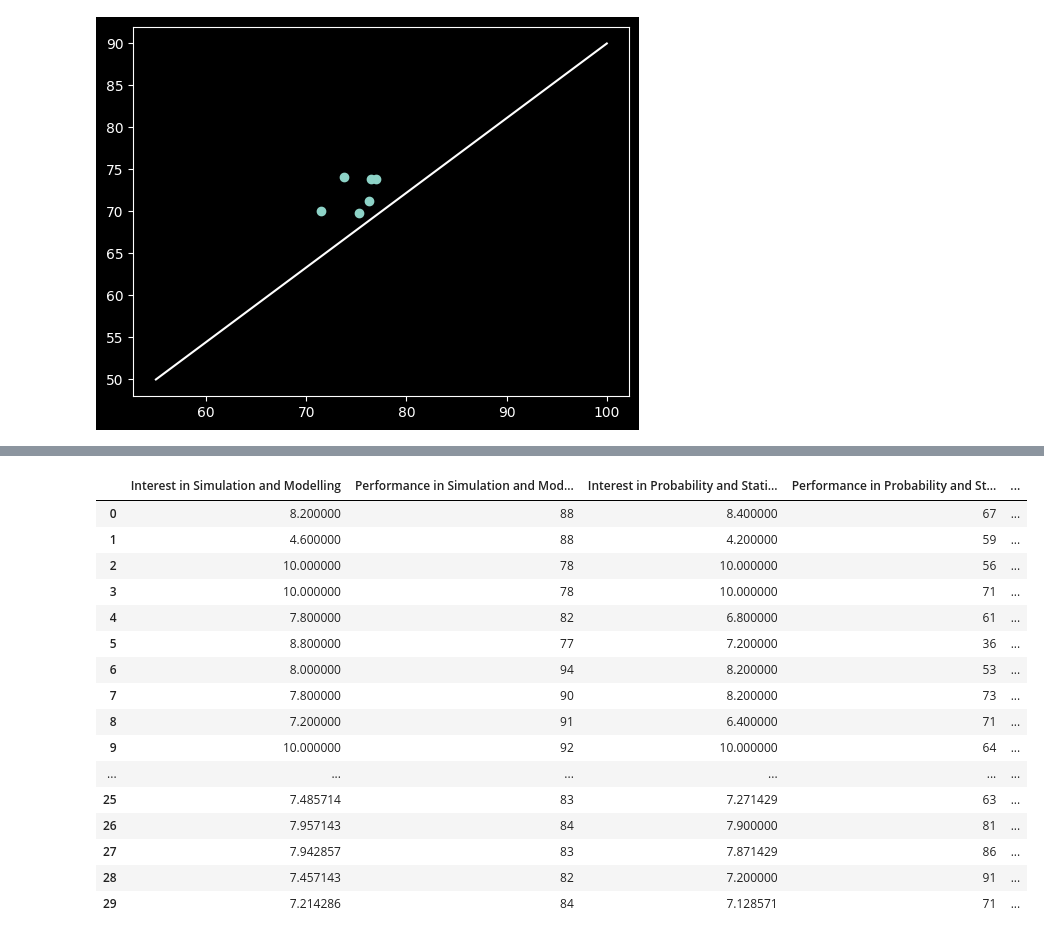
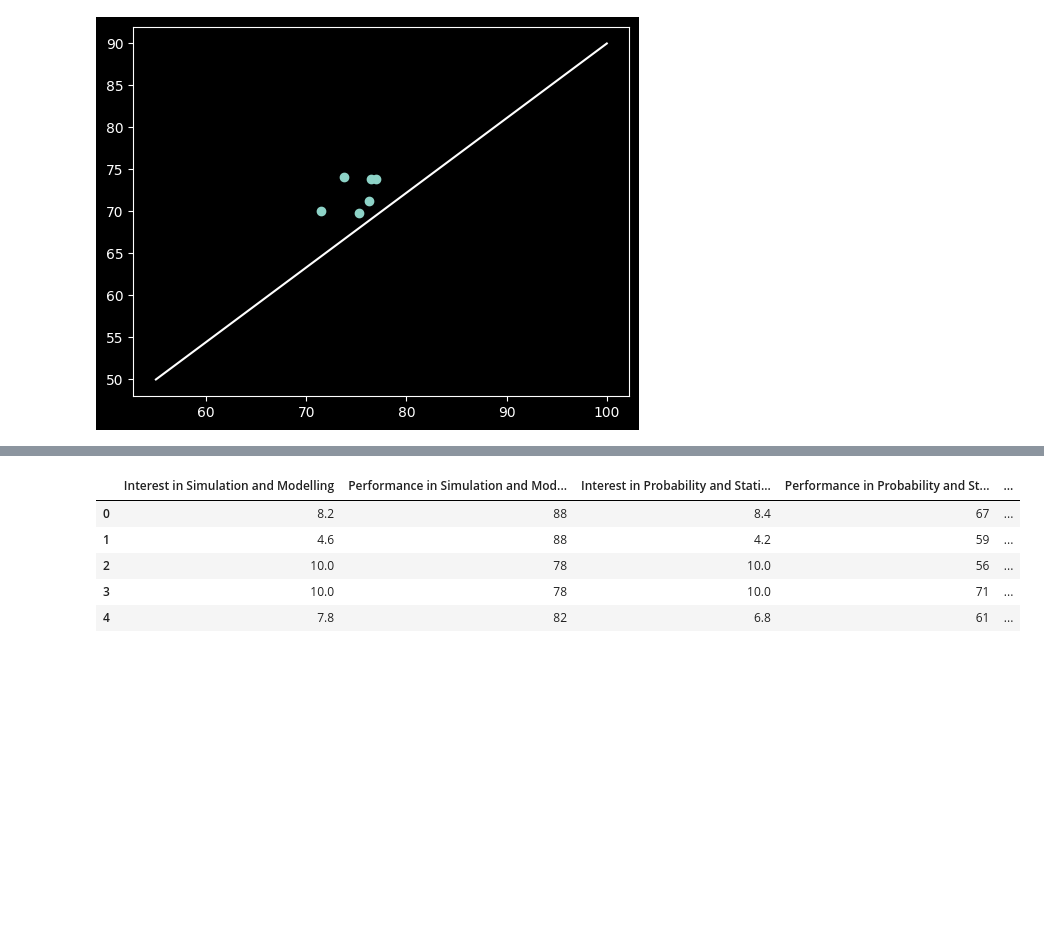
Before and after one commit to RafaelAngeloChristianto/Student-Performance-Prediction-And-Recommender, a Jupyter notebook: main.ipynb, the cells around one changed output, grey strips where cells are left out. Saved outputs shown, nothing was run; the diff lists cells and outputs as text; code cells hidden in the pictures; blank space fills up the shorter version.

```diff
--- a/main.ipynb
+++ b/main.ipynb
@@ -307,0 +420,10 @@ Mean Squared Error: 12.252446005396578
+# %%
+from sklearn.model_selection import GridSearchCV
+param_grid = [{
+    "n_estimators": [7, 10, 13, 15],
+    "max_depth": [5, 10, 15],
+    "min_samples_split": [7, 10, 13, 15]
+}]
+# %%
+model_cv = GridSearchCV(model, param_grid, cv=3, scoring="accuracy")
+model_cv.fit(x_train, y_train)
@@ -307,0 +457,5 @@ Mean Squared Error: 12.252446005396578
+# %%
+from sklearn.ensemble import RandomForestRegressor
+model = RandomForestRegressor(max_depth=5, min_samples_split=7, n_estimators=7, random_state=42)
+# %%
+model.fit(x_train, y_train)
@@ -316,39 +486,28 @@ df["Predicted Overall Performance"] = model.predict(x)
 # %%
 column_order = [
     "Interest in Simulation and Modelling",
     "Performance in Simulation and Modelling",
     "Interest in Probability and Statistics",
     "Performance in Probability and Statistics",
     "Interest in Data Analysis",
     "Performance in Data Analysis",
     "Interest in Statistical Computing",
     "Performance in Statistical Computing",
     "Predicted Overall Performance",
     "Interest_SM",
     "Perf_SM",
     "Interest_PS",
     "Perf_PS",
     "Interest_DA",
     "Perf_DA",
-    "kmeans_DA"
+    "kmeans_3"
 ]
 df = df[column_order]
-df
+df.head()
 # %% [output]
 |  | Interest in Simulation and Modelling | Performance in Simulation and Mod... | Interest in Probability and Stati... | Performance in Probability and St... | ... |
-| 0 | 8.200000 | 88 | 8.400000 | 67 | ... |
-| 1 | 4.600000 | 88 | 4.200000 | 59 | ... |
-| 2 | 10.000000 | 78 | 10.000000 | 56 | ... |
-| 3 | 10.000000 | 78 | 10.000000 | 71 | ... |
-| 4 | 7.800000 | 82 | 6.800000 | 61 | ... |
-| 5 | 8.800000 | 77 | 7.200000 | 36 | ... |
-| 6 | 8.000000 | 94 | 8.200000 | 53 | ... |
-| 7 | 7.800000 | 90 | 8.200000 | 73 | ... |
-| 8 | 7.200000 | 91 | 6.400000 | 71 | ... |
-| 9 | 10.000000 | 92 | 10.000000 | 64 | ... |
-| ... | ... | ... | ... | ... | ... |
-| 25 | 7.485714 | 83 | 7.271429 | 63 | ... |
-| 26 | 7.957143 | 84 | 7.900000 | 81 | ... |
-| 27 | 7.942857 | 83 | 7.871429 | 86 | ... |
-| 28 | 7.457143 | 82 | 7.200000 | 91 | ... |
-| 29 | 7.214286 | 84 | 7.128571 | 71 | ... |
+| 0 | 8.2 | 88 | 8.4 | 67 | ... |
+| 1 | 4.6 | 88 | 4.2 | 59 | ... |
+| 2 | 10.0 | 78 | 10.0 | 56 | ... |
+| 3 | 10.0 | 78 | 10.0 | 71 | ... |
+| 4 | 7.8 | 82 | 6.8 | 61 | ... |
```
Also changed, not shown: parts of 31 cells of this notebook, 1 other file.
